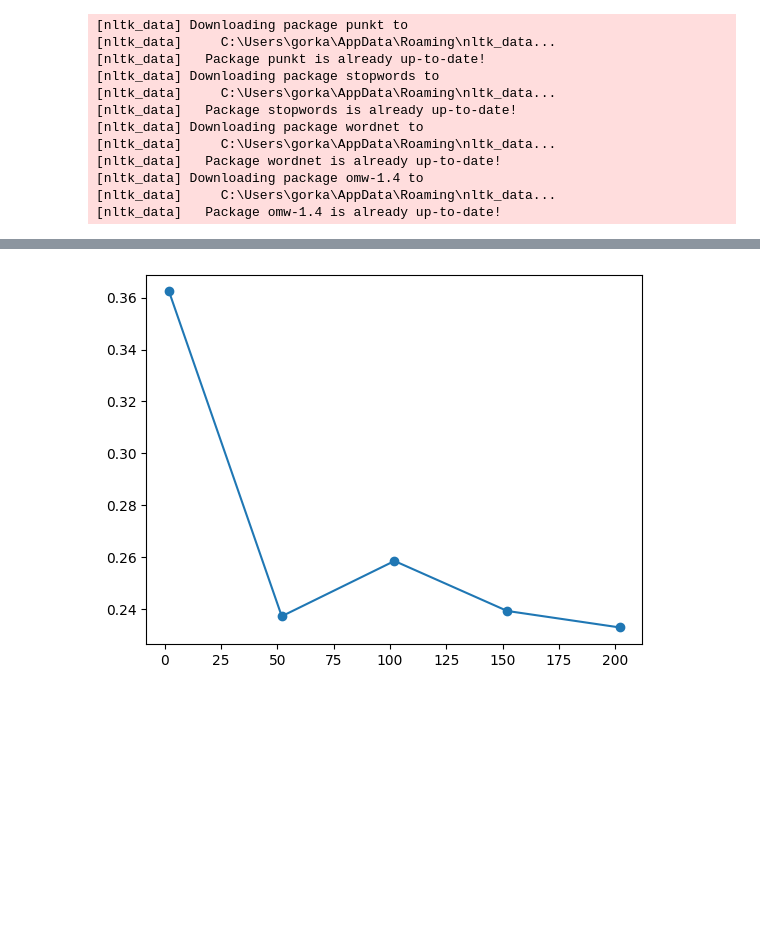
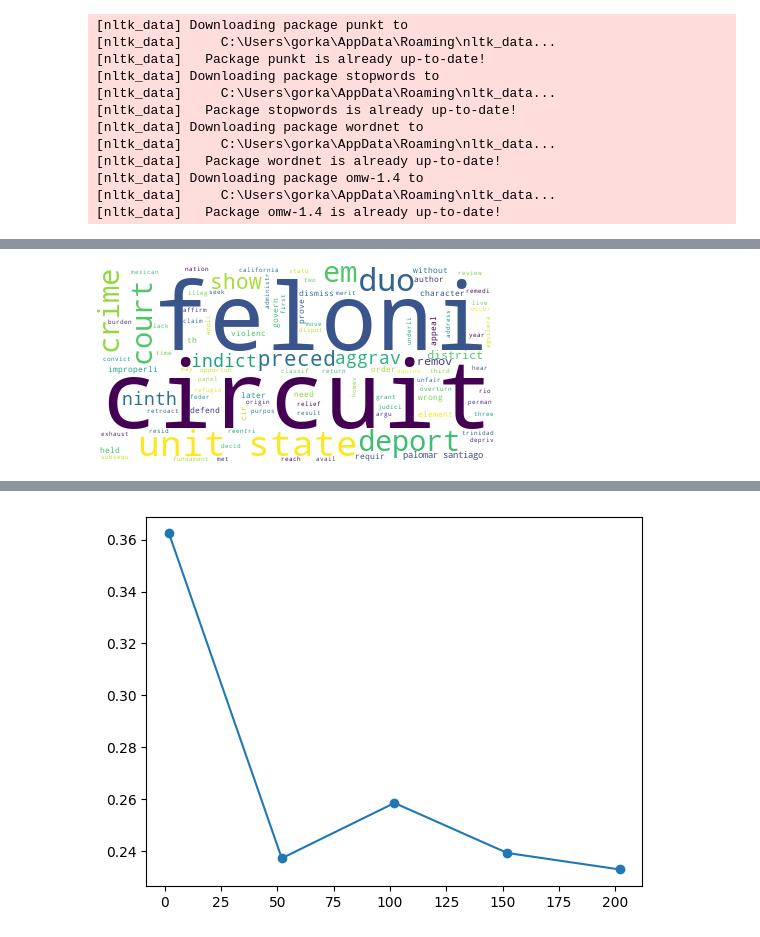
Before and after one commit to korah91/MineriaClustering, a Jupyter notebook: supremeCourt.ipynb, the cells around one changed output, grey strips where cells are left out. Cells and saved outputs as stored; diff of their text form; code cells hidden in the pictures; blank space fills up the shorter version.

```diff
--- a/supremeCourt.ipynb
+++ b/supremeCourt.ipynb
@@ -123,13 +141,16 @@ def get_vectorized(model, corpus):
 # %%
 from wordcloud import WordCloud
 def word_cloud_documents(data, nDocumento):
     #Word cloud de documento 3298
 
     string = ','.join(data[nDocumento])
 
     wordcloud = WordCloud(background_color="white", max_words=len(data[nDocumento]), contour_width=3, contour_color='steelblue')
     wordcloud.generate(string)
-    wordcloud.to_image()
+    return wordcloud.to_image()
+word_cloud_documents(data_lemmatized,3298)
+# %% [output]
+[figure, added]
 # %%
 # WordCloud del topico 15
 def word_cloud_topics(topics, nTopics):
```
Also changed, not shown: parts of 26 cells of this notebook, 10 other files.
